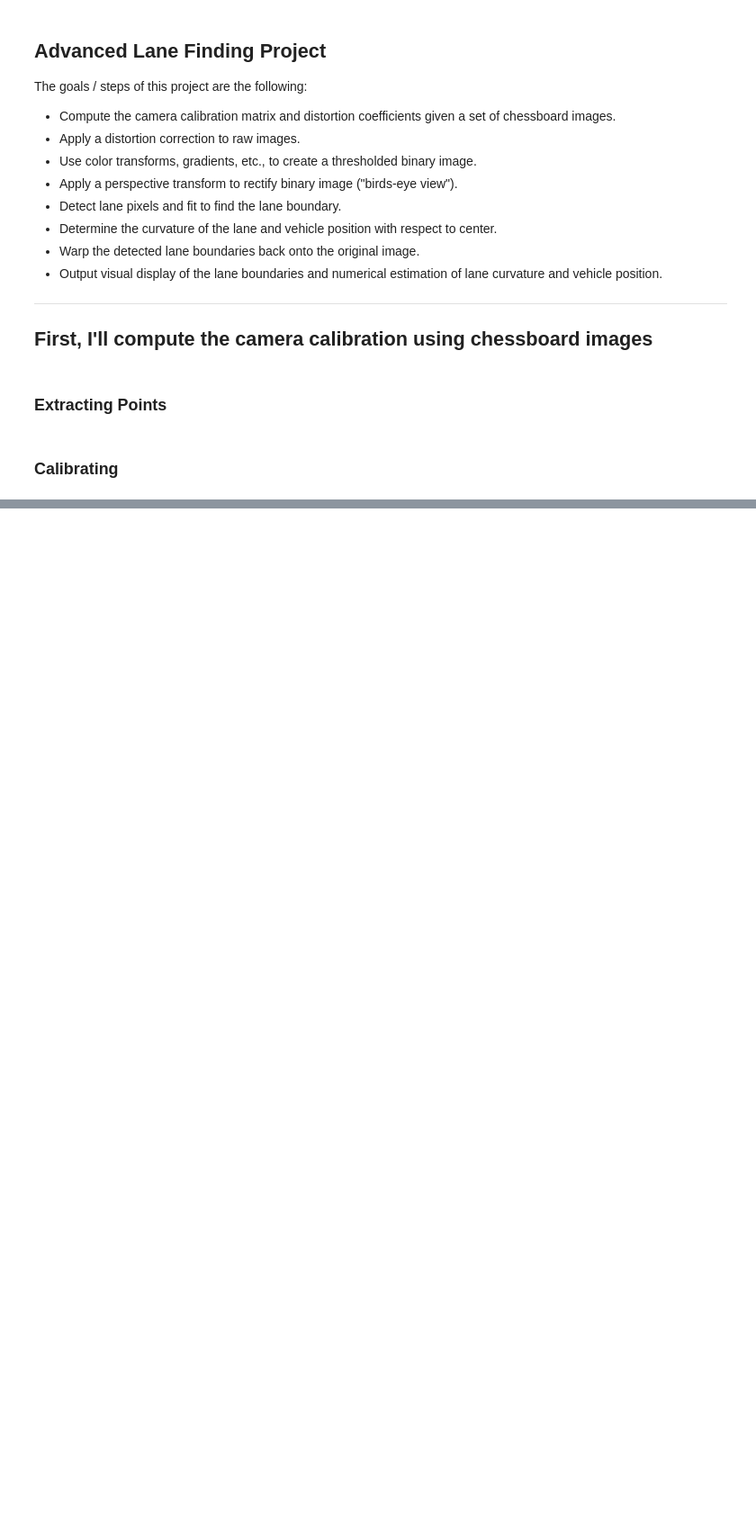
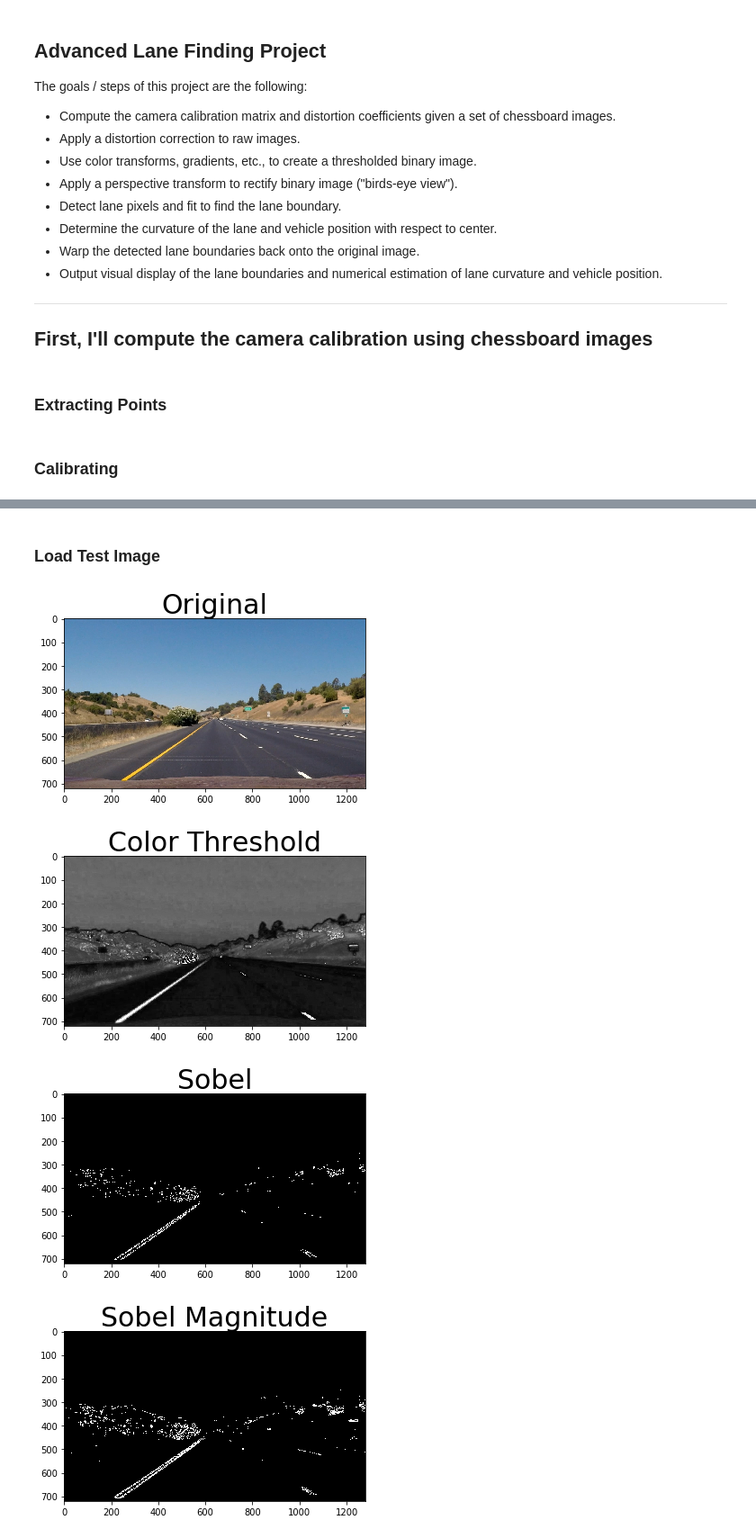
Before and after one commit to Maesla/Advanced-Lane-Lines, a Jupyter notebook: advance_lane_lines.ipynb, the cells around one changed output, grey strips where cells are left out. Shown at 90% size. Saved outputs shown, nothing was run; the diff lists cells and outputs as text; code cells hidden in the pictures; blank space fills up the shorter version.

Commit message:
- Perspective WIP

```diff
--- a/advance_lane_lines.ipynb
+++ b/advance_lane_lines.ipynb
@@ -95,0 +205,52 @@ FileNotFoundError: [Errno 2] No such file or directory: 'calibration_wide/wide_d
+# %% [markdown]
+### Load Test Image
+# %%
+import cv2
+import pickle
+
+test_image_folder = './test_images'
+test_image_path = test_image_folder + '/straight_lines1.jpg'
+test_image = cv2.imread(test_image_path)
+
+calibration_folder = './camera_cal'
+pickle_path = calibration_folder + '/wide_dist_pickle.p'
+dist_pickle = pickle.load( open( pickle_path, "rb" ) )
+mtx = dist_pickle["mtx"]
+dist = dist_pickle["dist"]
+
+plot_image(0,test_image, 'Original', mode = 'BGR')
+
+undistorted_img = undistort_image(test_image, mtx, dist)
+
+plot_image(1,undistorted_img, 'Undistorted', mode = 'BGR')
+
+color_threshold = to_saturation(undistorted_img)
+plot_image(1,color_threshold, 'Color Threshold', mode = 'GRAY')
+
+sobel = sobel_thresh(color_threshold, orient='x', sobel_kernel=3, thresh=(30, 100))
+
+plot_image(2,sobel, 'Sobel', mode = 'GRAY')
+
+sobel_mag = sobel_magnitude(color_threshold, sobel_kernel=3, mag_thresh=(30, 100))
+plot_image(3,sobel_mag, 'Sobel Magnitude', mode = 'GRAY')
+
+
+sobel_dir = sobel_direction(color_threshold, sobel_kernel=15, thresh=(0.7, 1.3))
+plot_image(4,sobel_dir, 'Sobel Direction', mode = 'GRAY')
+
+sobel_comb = sobel_combined(color_threshold)
+plot_image(5,sobel_comb, 'Sobel Combined', mode = 'GRAY')
+
+p = [[260,680],[1042, 680],[571,467],[713,467]]
+plot_image(6,sobel_comb, 'Perspective', mode = 'GRAY', points = p)
+
+src = np.float32(p)
+dest = np.float32([[260,680],[1042, 680],[260,467],[1042,467]])
+
+perspective_trasformed = perspective_transform(sobel_comb, src, dest)
+plot_image(7,perspective_trasformed, 'Transformed', mode = 'GRAY')
+# %% [output]
+[figure, added]
+[figure, added]
+[figure, added]
+[figure, added]
```
Also changed, not shown: parts of 8 cells of this notebook, 1 other file.
